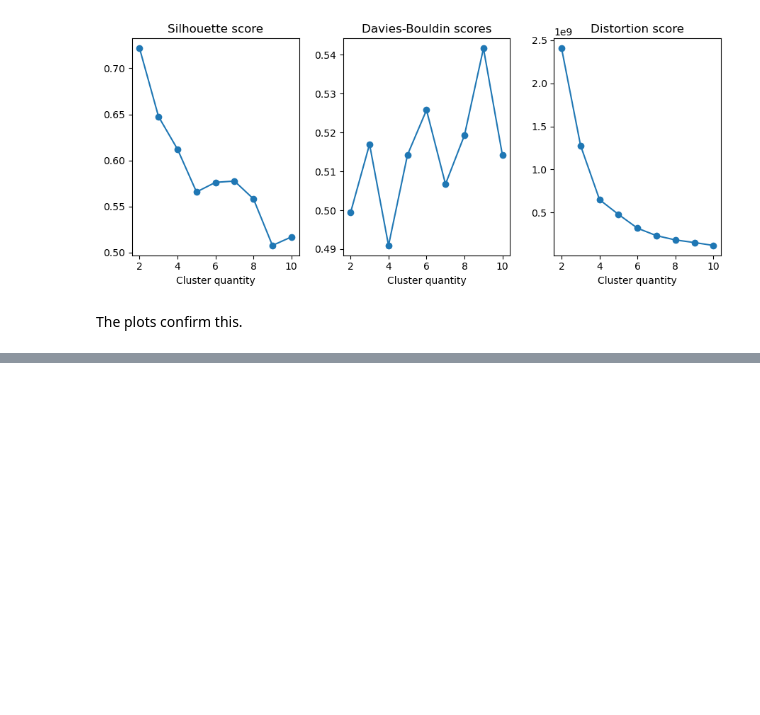
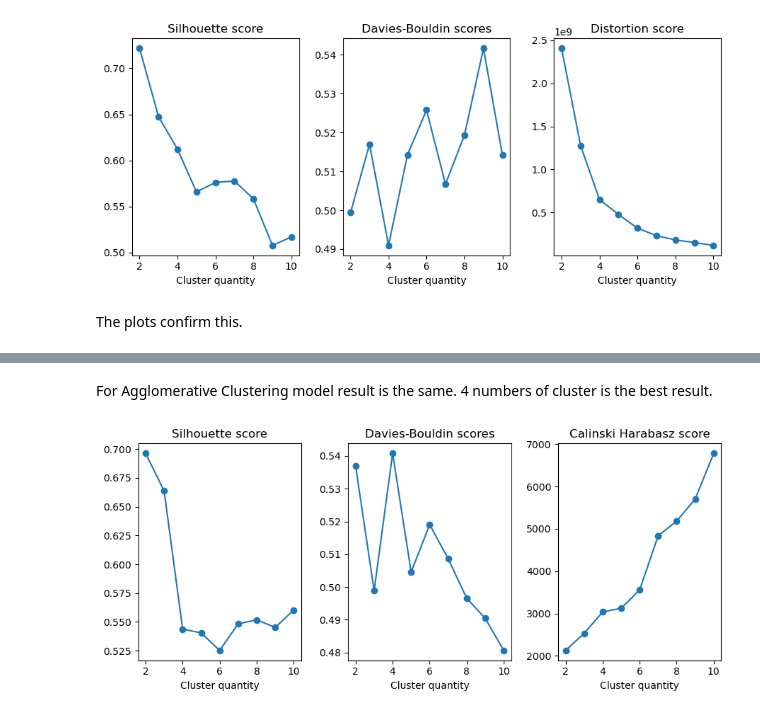
Before and after one commit to Macostik/ML_cource, a Jupyter notebook: HomeWork10/credit.ipynb, the cells around one changed output, grey strips where cells are left out. Cells and saved outputs as stored; diff of their text form; code cells hidden in the pictures; blank space fills up the shorter version.

Commit message:
feat: Agglomerative Clustering implementation

```diff
--- a/HomeWork10/credit.ipynb
+++ b/HomeWork10/credit.ipynb
@@ -184,0 +185,17 @@ The plots confirm this.
+# %%
+# Metics analysis
+silhouette_scores = []
+davies_bouldin_scores = []
+calinski_harabasz_scores = []
+
+# Create Agglomerative Clustering model and calculate the best cluster number
+for i in k_values:
+    kmeans = AgglomerativeClustering(n_clusters=i).fit(X)
+    ss = silhouette_score(X, kmeans.labels_)
+    silhouette_scores.append (ss)
+    dbs = davies_bouldin_score(X, kmeans.labels_)
+    davies_bouldin_scores.append (dbs)
+    chs = calinski_harabasz_score(X, kmeans.labels_)
+    calinski_harabasz_scores.append (chs)
+    print(ss, dbs, chs)
+    print(pair_confusion_matrix(y, kmeans.labels_))
@@ -184,0 +220,27 @@ The plots confirm this.
+# %% [markdown]
+For Agglomerative Clustering model result is the same. 4 numbers of cluster is the best result.
+# %%
+# Visualize
+# Silhouette Method Plot
+plt.figure(figsize=(12, 4))
+plt.subplot(1, 4, 1)
+plt.plot(k_values, silhouette_scores, marker='o')
+plt.xlabel('Cluster quantity')
+plt.title('Silhouette score')
+
+# Plot the Davies-Bouldin scores
+plt.subplot(1, 4, 2)
+plt.plot(k_values, davies_bouldin_scores, marker='o')
+plt.xlabel('Cluster quantity')
+plt.title('Davies-Bouldin scores')
+
+# Plot the distortions
+plt.subplot(1, 4, 3)
+plt.plot(k_values, calinski_harabasz_scores, marker='o')
+plt.xlabel('Cluster quantity')
+plt.title('Calinski Harabasz score')
+
+plt.tight_layout()
+plt.show()
+# %% [output]
+[figure, added]
```
Also changed, not shown: parts of 9 cells of this notebook.
